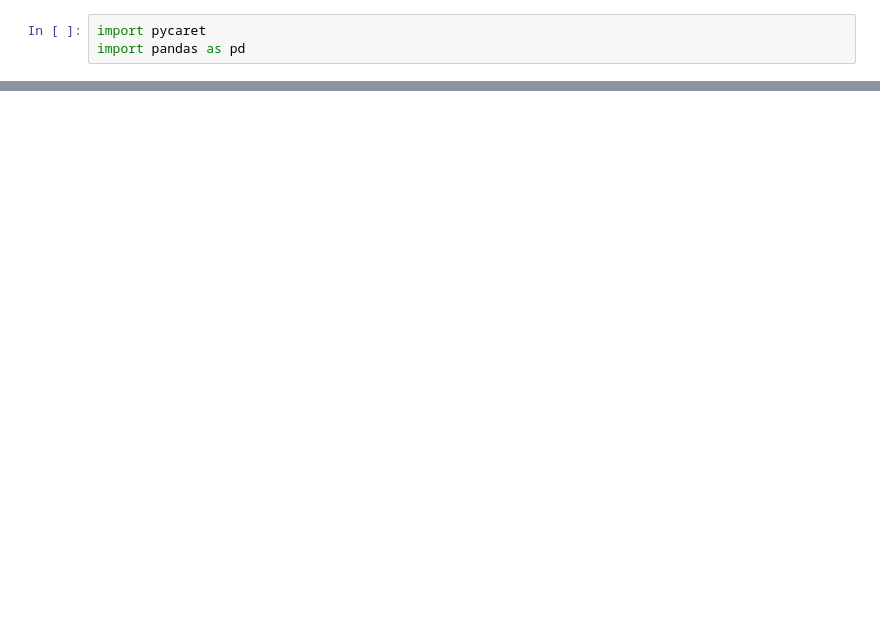
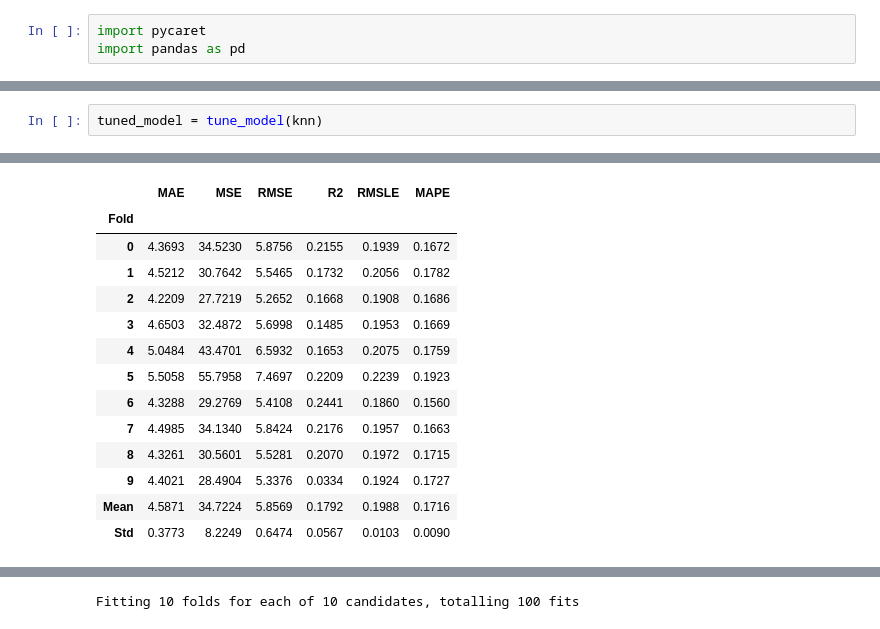
Before and after one commit to 17Saberz/D4SHPM25, a Jupyter notebook: predict.ipynb, the cells around one changed output, grey strips where cells are left out. Drawn from its saved outputs; the diff is of its cells as text; blank space fills up the shorter version.

```diff
--- a/predict.ipynb
+++ b/predict.ipynb
@@ -80,0 +96,3 @@ br = create_model('br')
+# %%
+tuned_model = tune_model(knn)
+# %% [output]
@@ -80,0 +100,14 @@ br = create_model('br')
+|  | MAE | MSE | RMSE | R2 | RMSLE | MAPE |
+| Fold |  |  |  |  |  |  |
+| 0 | 4.3693 | 34.5230 | 5.8756 | 0.2155 | 0.1939 | 0.1672 |
+| 1 | 4.5212 | 30.7642 | 5.5465 | 0.1732 | 0.2056 | 0.1782 |
+| 2 | 4.2209 | 27.7219 | 5.2652 | 0.1668 | 0.1908 | 0.1686 |
+| 3 | 4.6503 | 32.4872 | 5.6998 | 0.1485 | 0.1953 | 0.1669 |
+| 4 | 5.0484 | 43.4701 | 6.5932 | 0.1653 | 0.2075 | 0.1759 |
+| 5 | 5.5058 | 55.7958 | 7.4697 | 0.2209 | 0.2239 | 0.1923 |
+| 6 | 4.3288 | 29.2769 | 5.4108 | 0.2441 | 0.1860 | 0.1560 |
+| 7 | 4.4985 | 34.1340 | 5.8424 | 0.2176 | 0.1957 | 0.1663 |
+| 8 | 4.3261 | 30.5601 | 5.5281 | 0.2070 | 0.1972 | 0.1715 |
+| 9 | 4.4021 | 28.4904 | 5.3376 | 0.0334 | 0.1924 | 0.1727 |
+| Mean | 4.5871 | 34.7224 | 5.8569 | 0.1792 | 0.1988 | 0.1716 |
+| Std | 0.3773 | 8.2249 | 0.6474 | 0.0567 | 0.0103 | 0.0090 |
@@ -80,0 +115 @@ br = create_model('br')
+Fitting 10 folds for each of 10 candidates, totalling 100 fits
```
Also changed, not shown: parts of 10 cells of this notebook, 1 other file.
